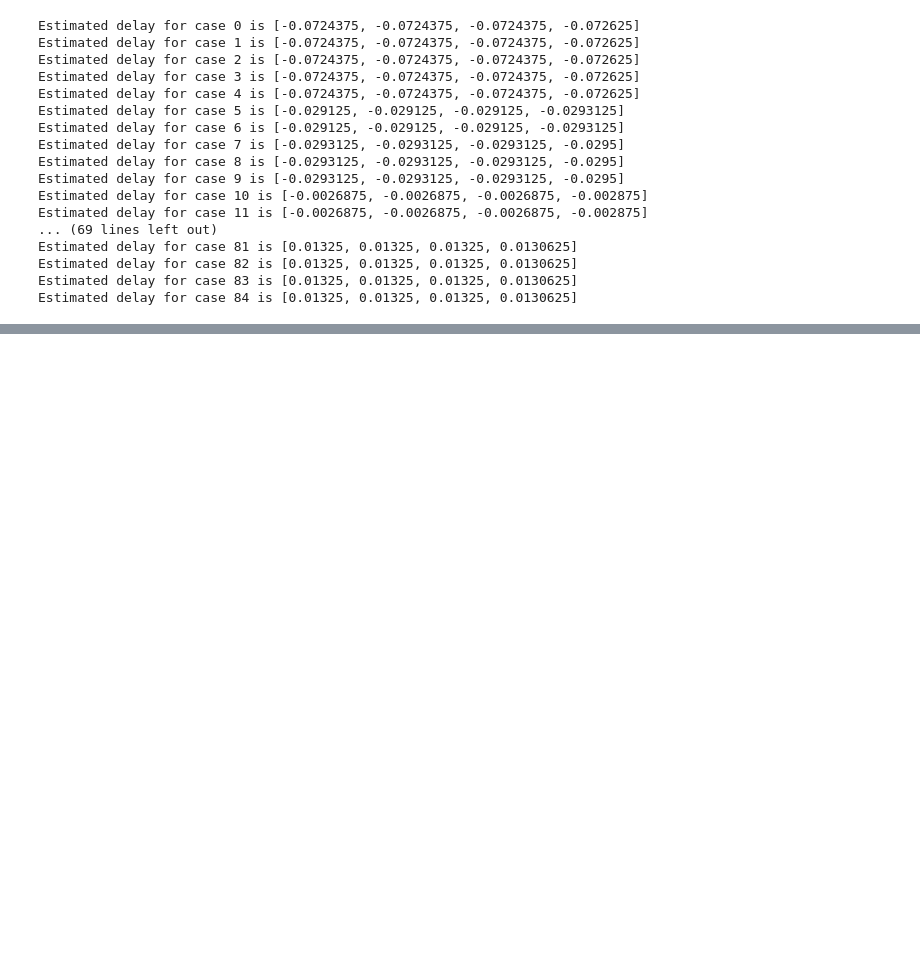
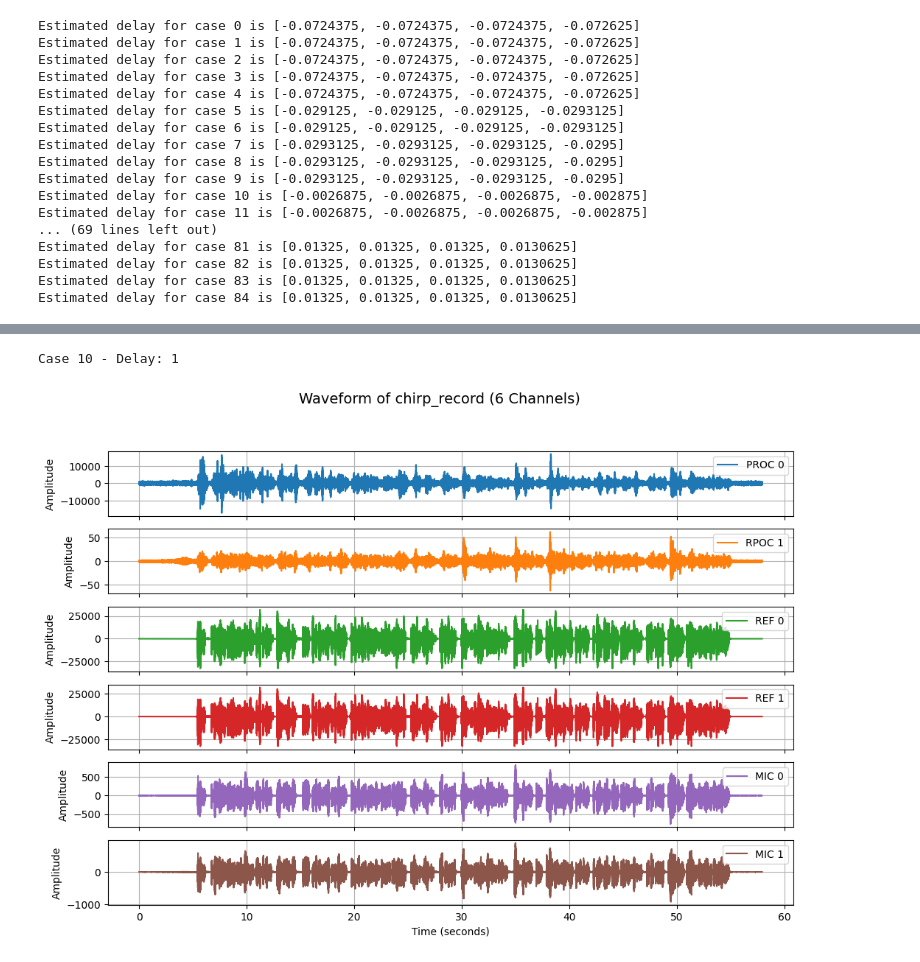
Before and after one commit to FutureProofHomes/Satellite1-XMOS, a Jupyter notebook: batch_runs/aec/AnalysisSatellite1FixedDelay.ipynb, the cells around one changed output, grey strips where cells are left out. Cells and saved outputs as stored; diff of their text form; code cells hidden in the pictures; blank space fills up the shorter version.

Commit message:
updated Sat1FixedDelay Notebook

```diff
--- a/batch_runs/aec/AnalysisSatellite1FixedDelay.ipynb
+++ b/batch_runs/aec/AnalysisSatellite1FixedDelay.ipynb
@@ -271,0 +290,43 @@ plt.ylim(-5,20)
+# %%
+
+TEST_CASE_IDX = 9
+print(f"Case {TEST_CASE_IDX+1} - Delay: {sorted(test_cases)[TEST_CASE_IDX]}")
+fs=16000
+audio_data = channels[TEST_CASE_IDX*RUNS_PER_CASE+3,:].T
+channel_names = [
+    "PROC 0",
+    "RPOC 1",
+    "REF 0",
+    "REF 1",
+    "MIC 0",
+    "MIC 1"
+]
+num_samples, num_channels = audio_data.shape if len(audio_data.shape) > 1 else (len(audio_data), 1)
+
+# Create time axis
+time_axis = np.linspace(0, num_samples / fs, num=num_samples)
+
+# Limit to first 6 channels for plotting
+num_channels_to_plot = min(num_channels, 6)
+
+# Create subplots
+fig, axes = plt.subplots(num_channels_to_plot, 1, figsize=(12, 8), sharex=True)
+fig.suptitle(f"Waveform of chirp_record ({num_channels} Channels)", fontsize=14)
+
+if num_channels_to_plot == 1:
+    axes = [axes]  # Ensure axes is iterable for mono files
+
+# Plot each channel separately
+for i in range(num_channels_to_plot):
+    axes[i].plot(time_axis, audio_data[:, i], label=f"{channel_names[i]}", color=f"C{i}")
+    axes[i].set_ylabel("Amplitude")
+    axes[i].legend(loc="upper right")
+    axes[i].grid(True)
+
+# Set common labels
+axes[-1].set_xlabel("Time (seconds)")
+
+plt.show()
+# %% [output]
+Case 10 - Delay: 1
+[figure, added]
```
Also changed, not shown: parts of 15 cells of this notebook.
